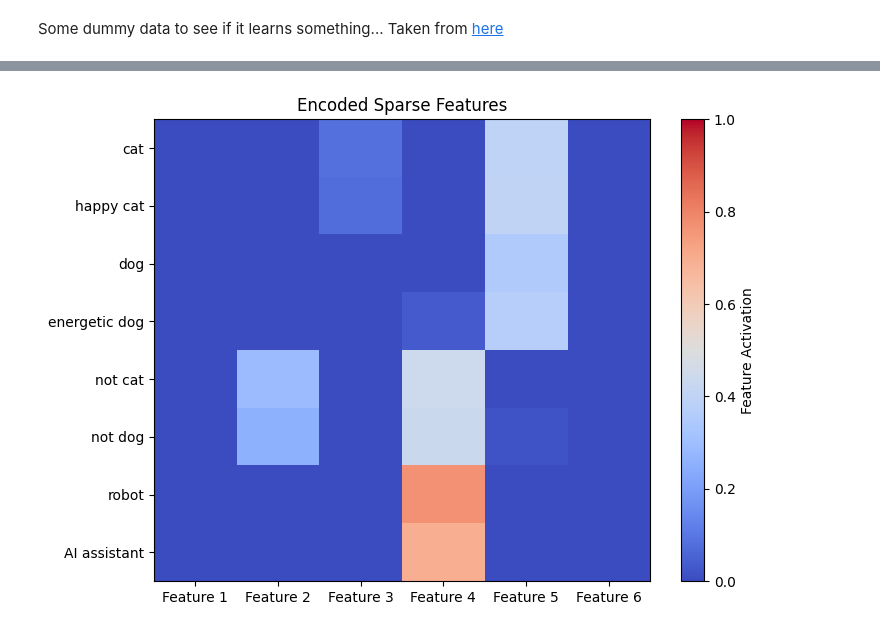
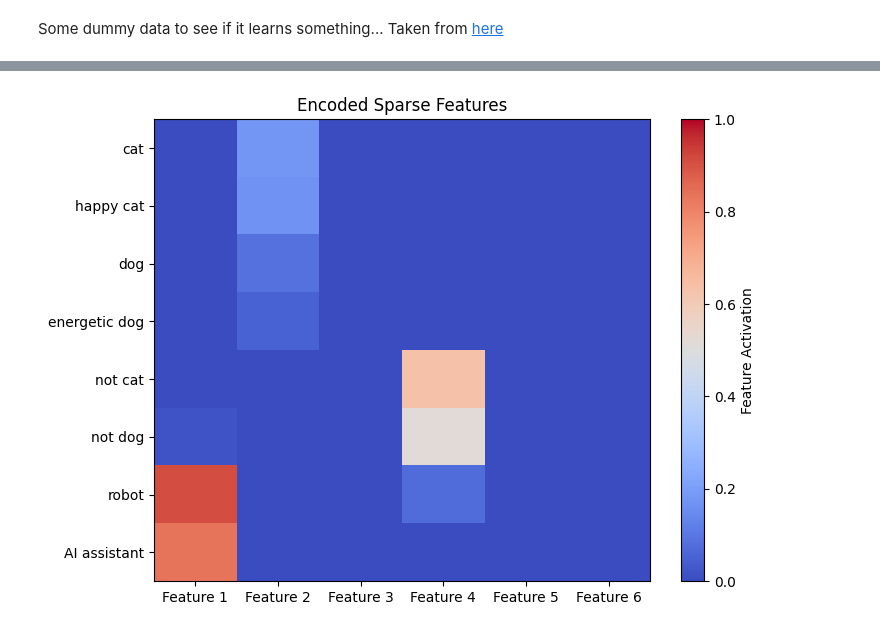
Before and after one commit to JaQtae/MechInterp-L2V, a Jupyter notebook: src/model/sae_baseline.ipynb, the cells around one changed output, grey strips where cells are left out. Drawn from its saved outputs; the diff is of its cells as text; code cells hidden in the pictures.

```diff
--- a/src/model/sae_baseline.ipynb
+++ b/src/model/sae_baseline.ipynb
@@ -146,7 +145,6 @@ class SparseAutoEncoder(nn.Module):
         super(SparseAutoEncoder, self).__init__()
         # TODO: assert cfg.d_in == model.cfg.d_hidden, "Model's hidden dim doesn't match SAE input dim."
         self.cfg = cfg
-        self.act_dim, self.latent_dim = act_dim, latent_dim
         # TODO: default PyTorch Kaiming uniform initalization
         # Decoder needs columns of unit norm
         # There's a bias attached to each one
@@ -166,11 +164,11 @@ class SparseAutoEncoder(nn.Module):
         self.relu = nn.ReLU()
 
         # Init bias as zero
-        self.b_enc = nn.Parameter(t.zeros(self.cfg.d_in))
-        self.b_dec = nn.Parameter(t.zeros(self.cfg.d_sae)) # b_d
-        self.encoder = nn.Parameter(self.cfg.d_in, self.cfg.d_sae) # nn.Linear uses kaiming uniform
-        self.decoder = nn.Parameter(self.cfg.d_sae, self.cfg.d_in)
-        self.W_dec_normalized() # Normalize the decoder's weight vectors to have unit norm along the feature (input) dimension.
+        self.b_enc = nn.Parameter(t.zeros(self.cfg.d_latent))
+        self.b_dec = nn.Parameter(t.zeros(self.cfg.d_in)) # b_d
+        self.encoder = nn.Linear(self.cfg.d_in, self.cfg.d_latent, bias = False) # nn.Linear uses kaiming uniform
+        self.decoder = nn.Linear(self.cfg.d_latent, self.cfg.d_in, bias = False)
+        self.W_dec_normalized() # Normalize the decoder's weight vectors (columns) to have unit norm along the feature (input) dimension.
 
 
     def encode(self, x):
@@ -216,6 +214,14 @@ class SparseAutoEncoder(nn.Module):
     def remove_parallel_component_of_decoder_grad(self):
         """
         Remove the component of the gradient parallel to the decoder's weight vectors.
+        From Towards Monosemanticity:
+
+        'Recall that we constrain our dictionary vectors to have unit norm.
+        Our first naive implementation simply reset all vectors to unit norm after each gradient step.
+        This means any gradient updates modifying the length of our vector are removed,
+        creating a discrepancy between the gradient used by the Adam optimizer and the true gradient.
+        We find that instead removing any gradient information parallel to our dictionary vectors before
+        applying the gradient step results in a small but real reduction in total loss.'
         """
         unit_weights = F.normalize(self.decoder.weight, dim=0) # \hat{b}
         proj = (self.decoder.weight.grad * unit_weights).sum(dim=0) * unit_weights
@@ -225,7 +231,7 @@ class SparseAutoEncoder(nn.Module):
     def calculate_sae_loss(self, x, encoded, reconstructed):
         mse_loss = self.mse_loss(reconstructed, x)
         l1_loss = self.l1_loss(encoded)
-        return mse_loss + self.lmbda * l1_loss
+        return mse_loss + self.cfg.sparsity_coeff * l1_loss
 
     def mse_loss(self, reconstructed, original):
         return F.mse_loss(reconstructed, original)
@@ -301,22 +307,20 @@ data = t.tensor([
 # %%
 import torch.optim as optim
 # Define the dimensions for the dummy data
-cfg = SAEConfig(d_in=4, d_sae = 6, sparsity_coeff=0.01)
+cfg = SAEConfig(d_in=4, d_latent = 6, sparsity_coeff=0.07)
 act_dim = 4  # Number of input features
 latent_dim = 6  # Number of latent features
 
 num_epochs = 1000
-learning_rate = 0.003
-sparsity_coeff = 0.01
+learning_rate = 0.01
 
 
 # Initialize the AutoEncoder
-model = SparseAutoEncoder(act_dim=act_dim, latent_dim=latent_dim, lmbda=sparsity_coeff).to(device)
+model = SparseAutoEncoder(cfg).to(device)
 # Optimizer w. betas (0.9, 0.999), no weight decay. (Anthropic april)
 optimizer = optim.Adam(model.parameters(), lr=learning_rate)
-
-# Set the model to training mode
-model.to(device)
+# Move data to the same device as the model
+data = data.to(device)
 
 for epoch in range(num_epochs):
     optimizer.zero_grad()
@@ -331,10 +335,14 @@ for epoch in range(num_epochs):
     # The SAE loss is a combination of the reconstruction loss and the sparsity loss
     loss = model.calculate_sae_loss(x=data, reconstructed=decoded, encoded=encoded)
 
-
     # Backward pass and optimization
     loss.backward()
+    # Remove component of gradient parallel to weight of decoder
+    model.remove_parallel_component_of_decoder_grad()  # Remove the parallel component of the gradient
+    # Update weights
     optimizer.step()
+
+    model.W_dec_normalized()  # Normalize the decoder's weight vectors after each update
 
     # Print loss every 50 epochs
     if (epoch + 1) % 100 == 0:
@@ -363 +371 @@ Epoch [1000/1000], Loss: 0.0071, L2 (Recon): 0.0013, L1 (sparsity): 0.5773
-[figure, old version]
+[figure, new version]
```
Also changed, not shown: parts of 13 cells of this notebook.
